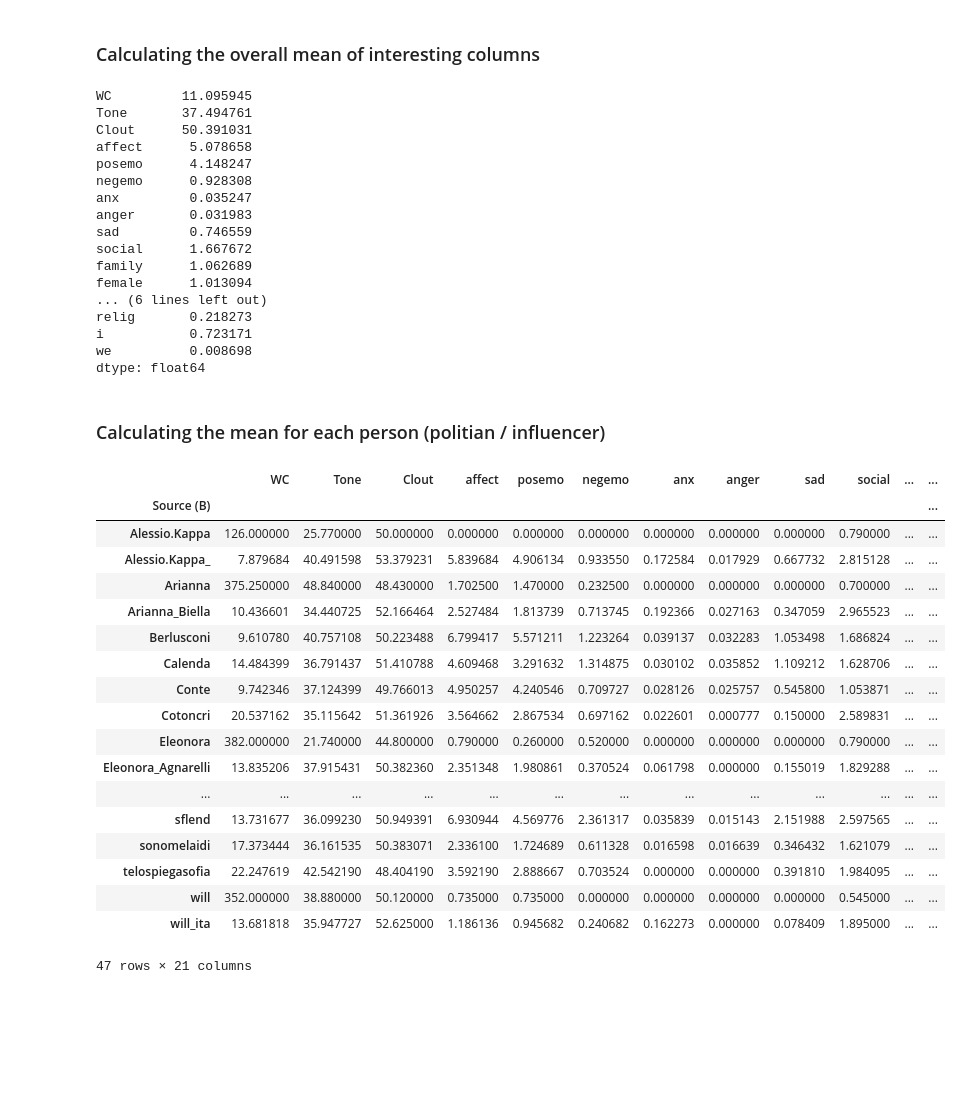
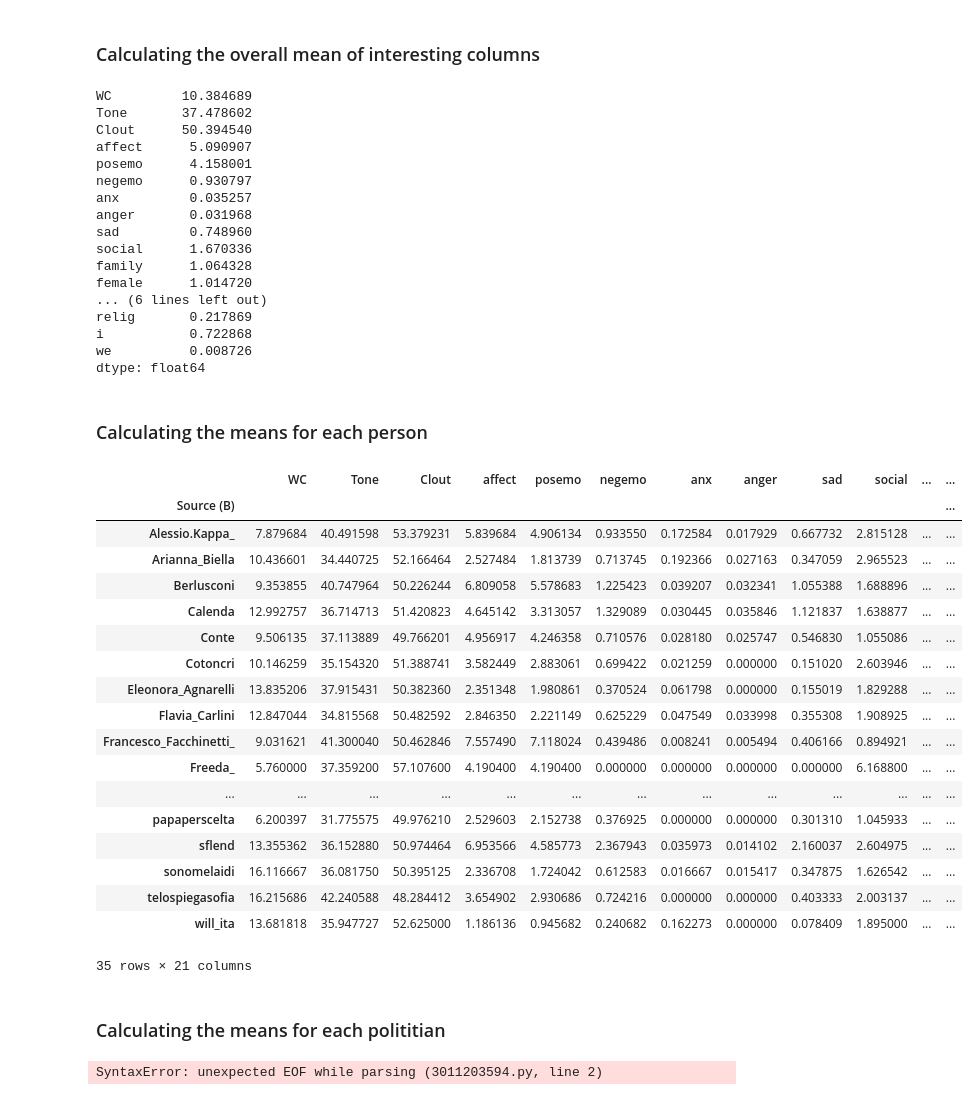
Before and after one commit to davidecolussi/Politok, a Jupyter notebook: TikTok/Tikapi/analyze_LIWC.ipynb, the cells around one changed output. Cells and saved outputs as stored; diff of their text form; code cells hidden in the pictures; blank space fills up the shorter version.

Commit message:
LIWC comments Statistics

```diff
--- a/TikTok/Tikapi/analyze_LIWC.ipynb
+++ b/TikTok/Tikapi/analyze_LIWC.ipynb
@@ -51,49 +51,51 @@ feature_list = [
     "WC","Tone","Clout","affect","posemo","negemo","anx","anger","sad", "social", "family","female", "male",
     "body","health", "achieve", "work", "money", "relig", "i", "we"
 ]
-df_means = df[feature_list].mean()
+df_means = df_comments[feature_list].mean()
 display(df_means)
 # %% [output]
-WC         11.095945
-Tone       37.494761
-Clout      50.391031
-affect      5.078658
-posemo      4.148247
-negemo      0.928308
-anx         0.035247
-anger       0.031983
-sad         0.746559
-social      1.667672
-family      1.062689
-female      1.013094
+WC         10.384689
+Tone       37.478602
+Clout      50.394540
+affect      5.090907
+posemo      4.158001
+negemo      0.930797
+anx         0.035257
+anger       0.031968
+sad         0.748960
+social      1.670336
+family      1.064328
+female      1.014720
 ... (6 lines left out)
-relig       0.218273
-i           0.723171
-we          0.008698
+relig       0.217869
+i           0.722868
+we          0.008726
 dtype: float64
 # %% [markdown]
-### Calculating the mean for each person (politian / influencer)
+### Calculating the means for each person
 # %%
-df_people_means = df.groupby(["Source (B)"])[feature_list].mean()
+df_people_means = df_comments.groupby("Source (B)")[feature_list].mean()
 display(df_people_means)
 # %% [output]
 |  | WC | Tone | Clout | affect | posemo | negemo | anx | anger | sad | social | ... | ... |
 | Source (B) |  |  |  |  |  |  |  |  |  |  |  | ... |
-| Alessio.Kappa | 126.000000 | 25.770000 | 50.000000 | 0.000000 | 0.000000 | 0.000000 | 0.000000 | 0.000000 | 0.000000 | 0.790000 | ... | ... |
 | Alessio.Kappa_ | 7.879684 | 40.491598 | 53.379231 | 5.839684 | 4.906134 | 0.933550 | 0.172584 | 0.017929 | 0.667732 | 2.815128 | ... | ... |
-| Arianna | 375.250000 | 48.840000 | 48.430000 | 1.702500 | 1.470000 | 0.232500 | 0.000000 | 0.000000 | 0.000000 | 0.700000 | ... | ... |
 | Arianna_Biella | 10.436601 | 34.440725 | 52.166464 | 2.527484 | 1.813739 | 0.713745 | 0.192366 | 0.027163 | 0.347059 | 2.965523 | ... | ... |
-| Berlusconi | 9.610780 | 40.757108 | 50.223488 | 6.799417 | 5.571211 | 1.223264 | 0.039137 | 0.032283 | 1.053498 | 1.686824 | ... | ... |
-| Calenda | 14.484399 | 36.791437 | 51.410788 | 4.609468 | 3.291632 | 1.314875 | 0.030102 | 0.035852 | 1.109212 | 1.628706 | ... | ... |
-| Conte | 9.742346 | 37.124399 | 49.766013 | 4.950257 | 4.240546 | 0.709727 | 0.028126 | 0.025757 | 0.545800 | 1.053871 | ... | ... |
-| Cotoncri | 20.537162 | 35.115642 | 51.361926 | 3.564662 | 2.867534 | 0.697162 | 0.022601 | 0.000777 | 0.150000 | 2.589831 | ... | ... |
-| Eleonora | 382.000000 | 21.740000 | 44.800000 | 0.790000 | 0.260000 | 0.520000 | 0.000000 | 0.000000 | 0.000000 | 0.790000 | ... | ... |
+| Berlusconi | 9.353855 | 40.747964 | 50.226244 | 6.809058 | 5.578683 | 1.225423 | 0.039207 | 0.032341 | 1.055388 | 1.688896 | ... | ... |
+| Calenda | 12.992757 | 36.714713 | 51.420823 | 4.645142 | 3.313057 | 1.329089 | 0.030445 | 0.035846 | 1.121837 | 1.638877 | ... | ... |
+| Conte | 9.506135 | 37.113889 | 49.766201 | 4.956917 | 4.246358 | 0.710576 | 0.028180 | 0.025747 | 0.546830 | 1.055086 | ... | ... |
+| Cotoncri | 10.146259 | 35.154320 | 51.388741 | 3.582449 | 2.883061 | 0.699422 | 0.021259 | 0.000000 | 0.151020 | 2.603946 | ... | ... |
 | Eleonora_Agnarelli | 13.835206 | 37.915431 | 50.382360 | 2.351348 | 1.980861 | 0.370524 | 0.061798 | 0.000000 | 0.155019 | 1.829288 | ... | ... |
+| Flavia_Carlini | 12.847044 | 34.815568 | 50.482592 | 2.846350 | 2.221149 | 0.625229 | 0.047549 | 0.033998 | 0.355308 | 1.908925 | ... | ... |
+| Francesco_Facchinetti_ | 9.031621 | 41.300040 | 50.462846 | 7.557490 | 7.118024 | 0.439486 | 0.008241 | 0.005494 | 0.406166 | 0.894921 | ... | ... |
+| Freeda_ | 5.760000 | 37.359200 | 57.107600 | 4.190400 | 4.190400 | 0.000000 | 0.000000 | 0.000000 | 0.000000 | 6.168800 | ... | ... |
 | ... | ... | ... | ... | ... | ... | ... | ... | ... | ... | ... | ... | ... |
-| sflend | 13.731677 | 36.099230 | 50.949391 | 6.930944 | 4.569776 | 2.361317 | 0.035839 | 0.015143 | 2.151988 | 2.597565 | ... | ... |
-| sonomelaidi | 17.373444 | 36.161535 | 50.383071 | 2.336100 | 1.724689 | 0.611328 | 0.016598 | 0.016639 | 0.346432 | 1.621079 | ... | ... |
-| telospiegasofia | 22.247619 | 42.542190 | 48.404190 | 3.592190 | 2.888667 | 0.703524 | 0.000000 | 0.000000 | 0.391810 | 1.984095 | ... | ... |
-| will | 352.000000 | 38.880000 | 50.120000 | 0.735000 | 0.735000 | 0.000000 | 0.000000 | 0.000000 | 0.000000 | 0.545000 | ... | ... |
+| papaperscelta | 6.200397 | 31.775575 | 49.976210 | 2.529603 | 2.152738 | 0.376925 | 0.000000 | 0.000000 | 0.301310 | 1.045933 | ... | ... |
+| sflend | 13.355362 | 36.152880 | 50.974464 | 6.953566 | 4.585773 | 2.367943 | 0.035973 | 0.014102 | 2.160037 | 2.604975 | ... | ... |
+| sonomelaidi | 16.116667 | 36.081750 | 50.395125 | 2.336708 | 1.724042 | 0.612583 | 0.016667 | 0.015417 | 0.347875 | 1.626542 | ... | ... |
+| telospiegasofia | 16.215686 | 42.240588 | 48.284412 | 3.654902 | 2.930686 | 0.724216 | 0.000000 | 0.000000 | 0.403333 | 2.003137 | ... | ... |
 | will_ita | 13.681818 | 35.947727 | 52.625000 | 1.186136 | 0.945682 | 0.240682 | 0.162273 | 0.000000 | 0.078409 | 1.895000 | ... | ... |
-47 rows × 21 columns
+35 rows × 21 columns
+# %% [markdown]
+### Calculating the means for each polititian
 # %%
@@ -100,0 +103,5 @@ polititan_names = ["Berlusconi","Conte","Calenda","Meloni","Partito_Democratico"
+# %%
+df_politicians_means = df_people_means.loc[### Calculating the mean for each person]
+display(df_politicians_means)
+# %% [output]
+SyntaxError: unexpected EOF while parsing (3011203594.py, line 2)
```
Also changed, not shown: parts of 3 cells of this notebook.
